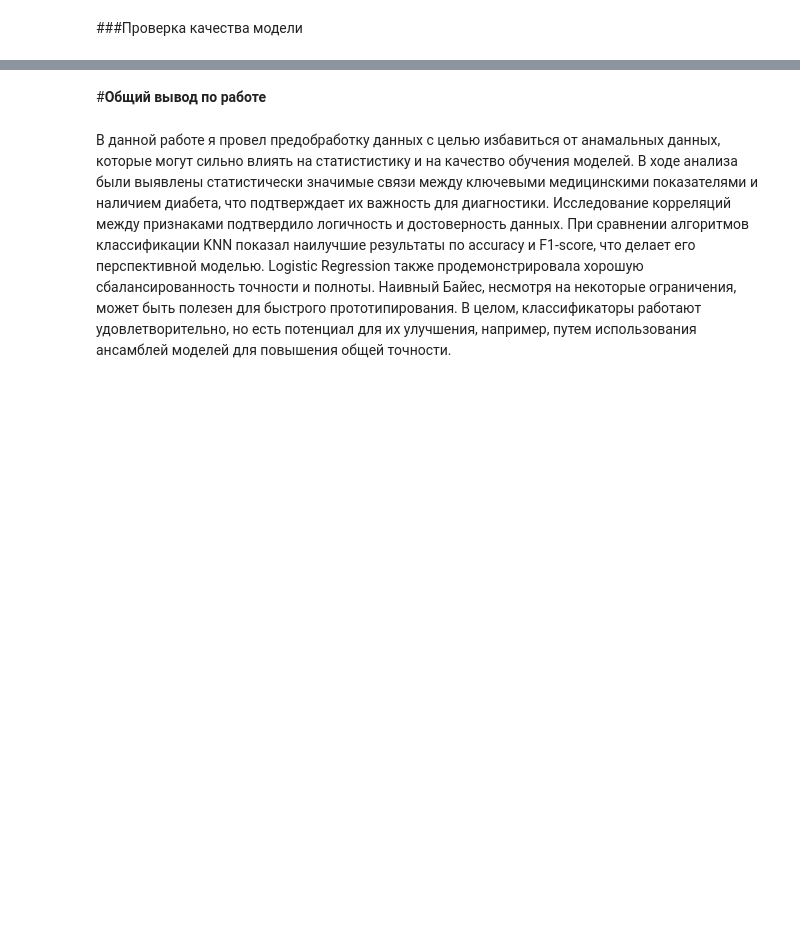
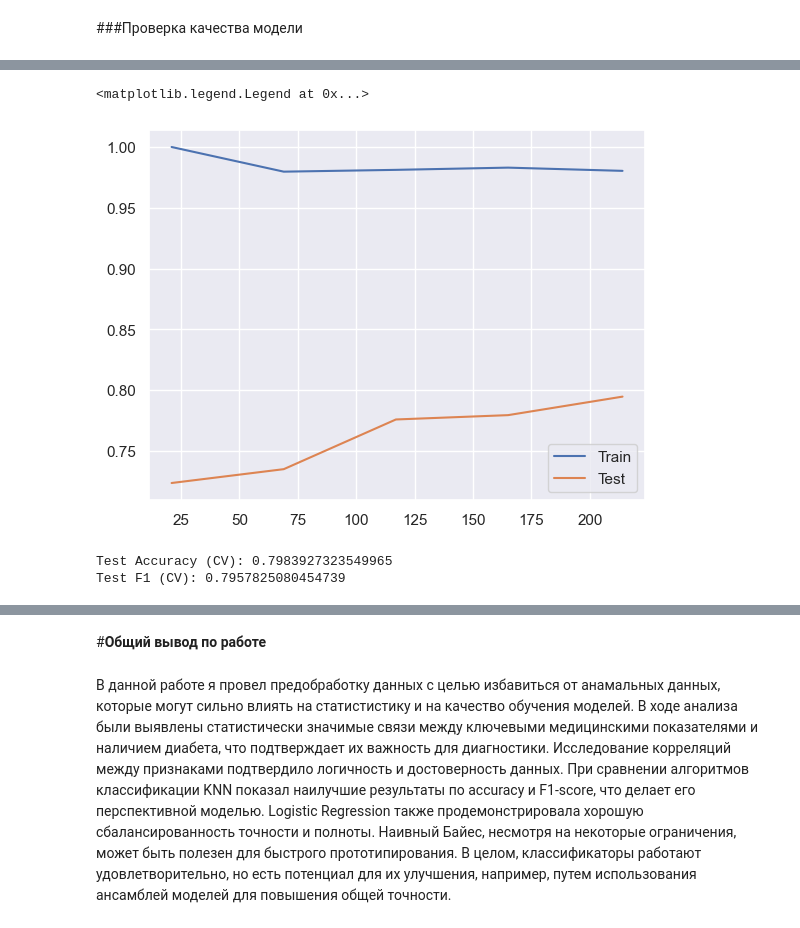
Before and after one commit to testuser878878/ML-Django, a Jupyter notebook: ml_model/analyze_and_machine_learning.ipynb, the cells around one changed output, grey strips where cells are left out. Drawn from its saved outputs; the diff is of its cells as text; code cells hidden in the pictures; blank space fills up the shorter version.

```diff
--- a/ml_model/analyze_and_machine_learning.ipynb
+++ b/ml_model/analyze_and_machine_learning.ipynb
@@ -1239,0 +1312,20 @@ weighted avg       0.78      0.78      0.78       116
+# %%
+from sklearn.model_selection import learning_curve
+train_sizes, train_scores, test_scores = learning_curve(
+    best_rf, X2_train, Y2_train, cv=5, scoring='accuracy'
+)
+plt.plot(train_sizes, np.mean(train_scores, axis=1), label='Train')
+plt.plot(train_sizes, np.mean(test_scores, axis=1), label='Test')
+plt.legend()
+# %% [output]
+<matplotlib.legend.Legend at 0x...>
+[figure, added]
+# %%
+from sklearn.model_selection import cross_validate
+scores = cross_validate(rf, X2_train, Y2_train, cv=5,
+                       scoring=['accuracy', 'f1_weighted'])
+print("Test Accuracy (CV):", scores['test_accuracy'].mean())
+print("Test F1 (CV):", scores['test_f1_weighted'].mean())
+# %% [output]
+Test Accuracy (CV): 0.7983927323549965
+Test F1 (CV): 0.7957825080454739
```
Also changed, not shown: parts of 11 cells of this notebook, 38 other files.
